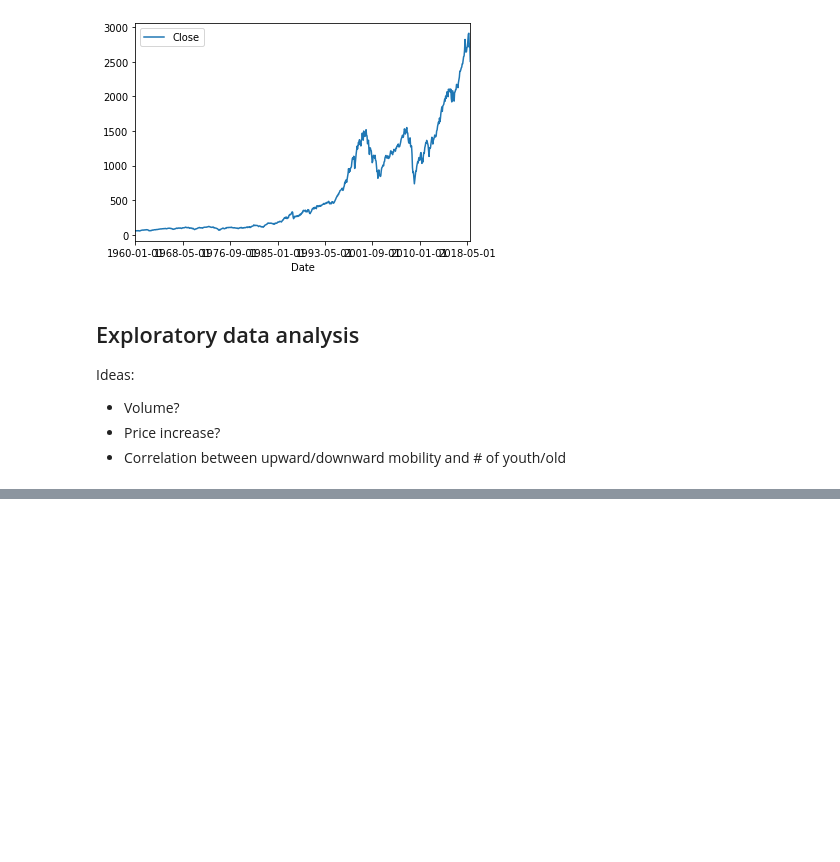
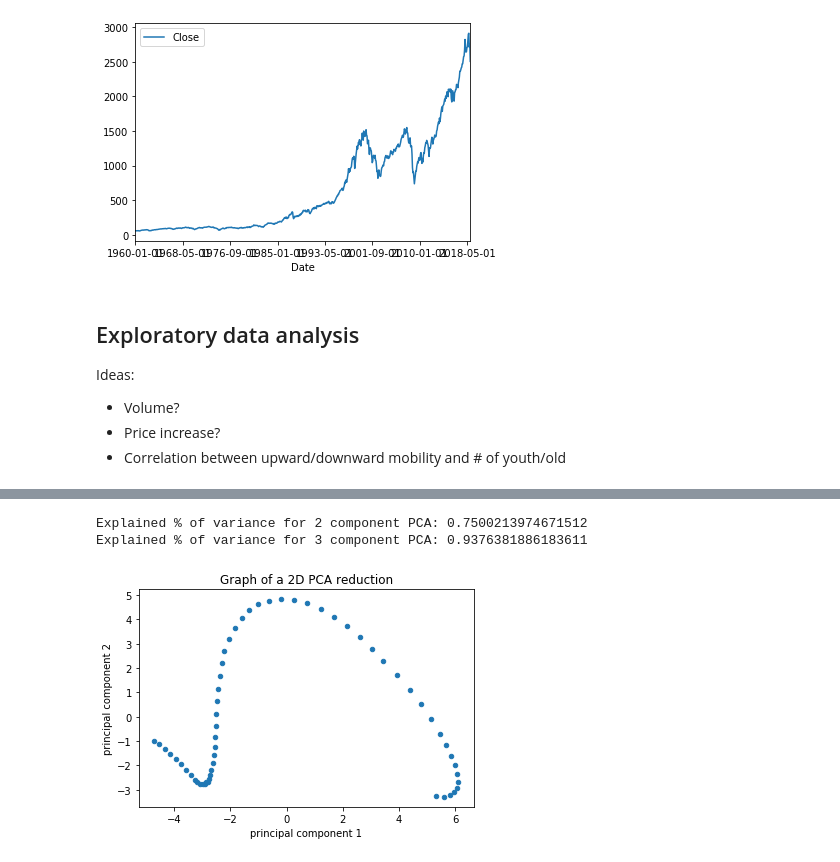
Before and after one commit to doodger/dataScience, a Jupyter notebook: finance.ipynb, the cells around one changed output, grey strips where cells are left out. Saved outputs shown, nothing was run; the diff lists cells and outputs as text; code cells hidden in the pictures; blank space fills up the shorter version.

```diff
--- a/finance.ipynb
+++ b/finance.ipynb
@@ -146,0 +169,17 @@ corrMatrix.style.background_gradient(cmap='coolwarm', axis=None)
+# %%
+X = merged_df.loc[:,"0t4F":"80pM"] #Don't scale it since the data might not be Gaussian and already same scale?
+pca = PCA(n_components=2)
+principalComponents = pca.fit_transform(X)
+principalX_df = pd.DataFrame(data = principalComponents, columns = ['principal component 1', 'principal component 2'])
+principalX_df.plot.scatter('principal component 1', 'principal component 2',title="Graph of a 2D PCA reduction")
+print("Explained % of variance for 2 component PCA:",sum(pca.explained_variance_ratio_))
+
+pca = PCA(n_components=3)
+principalComponents = pca.fit_transform(X)
+principalX_df = pd.DataFrame(data = principalComponents, columns = ['principal component 1', 'principal component 2', 'principal component 3'])
+principalX_df
+print("Explained % of variance for 3 component PCA:",sum(pca.explained_variance_ratio_))
+# %% [output]
+Explained % of variance for 2 component PCA: 0.7500213974671512
+Explained % of variance for 3 component PCA: 0.9376381886183611
+[figure, added]
```
Also changed, not shown: parts of 12 cells of this notebook.
